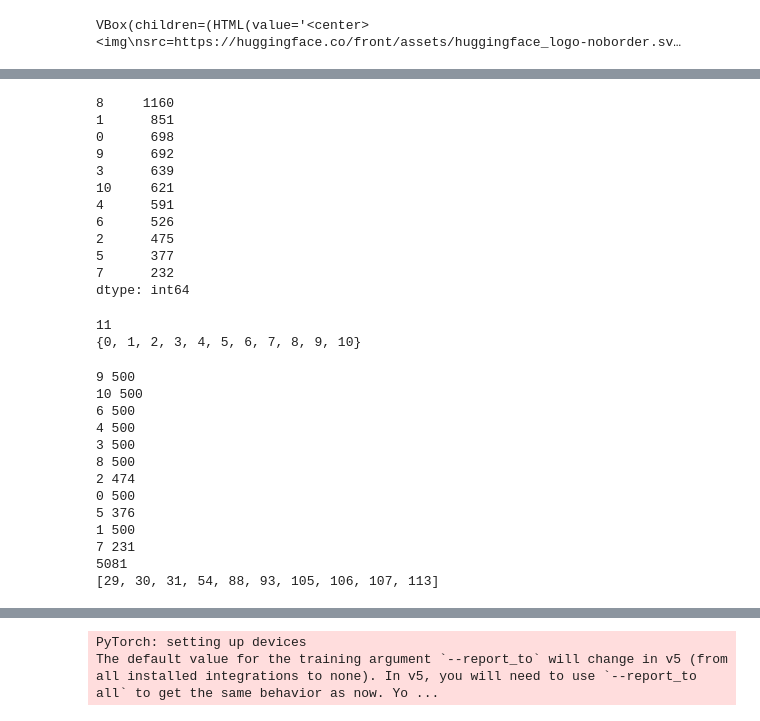
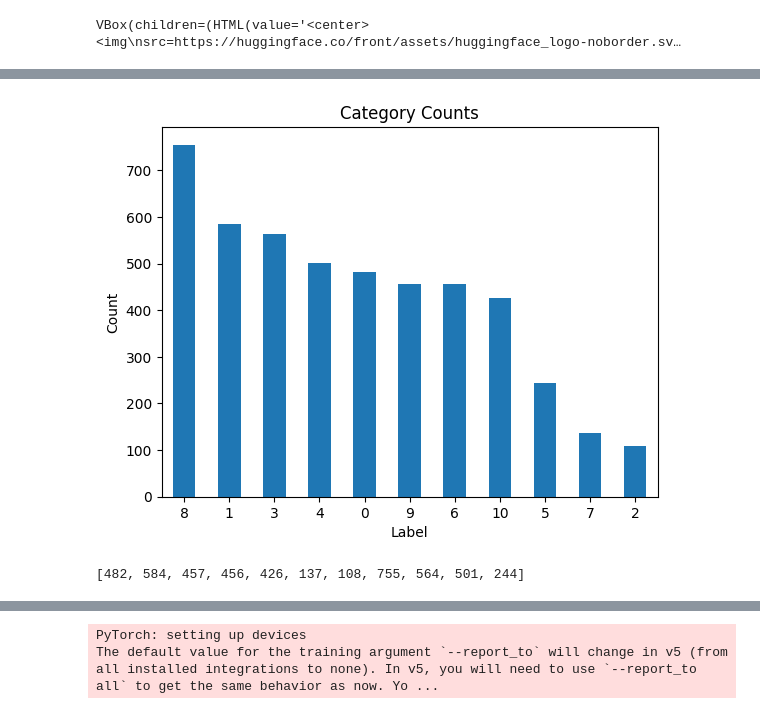
Before and after one commit to ChasingMercer/AdvancedTopicsMain, a Jupyter notebook: inaturalist.ipynb, the cells around one changed output, grey strips where cells are left out. Cells and saved outputs as stored; diff of their text form; code cells hidden in the pictures.

```diff
--- a/inaturalist.ipynb
+++ b/inaturalist.ipynb
@@ -51,17 +116,17 @@ Loading cached shuffled indices for dataset at /home/felixmorgan/.cache/huggingf
 # %%
 labels = pd.Series(shuffled['train']['label'])
 
-print(labels.value_counts())
+count = labels.value_counts()
+count_labels = list(set(labels.value_counts().index))
+
+ax = count.plot(kind='bar', rot=0)
+ax.set_xlabel('Label')
+ax.set_ylabel('Count')
+ax.set_title('Category Counts')
+
+# plt.ylabel = 'Count'
+
+# plt.show()
+plt.savefig('value-count.jpeg')
 # %% [output]
-8     1160
-1      851
-0      698
-9      692
-3      639
-10     621
-4      591
-6      526
-2      475
-5      377
-7      232
-dtype: int64
+[figure, added]
@@ -72,39 +132,0 @@ include = [j for i, j in enumerate(labels) if j in x]
-# %%
-print(len(set(x)))
-print(set(x))
-# %% [output]
-11
-{0, 1, 2, 3, 4, 5, 6, 7, 8, 9, 10}
-# %%
-def select_indexes(lst, lst_index):
-    idx_dict = {}
-    for i, val in enumerate(lst):
-        if val not in idx_dict:
-            idx_dict[val] = []
-        elif len(idx_dict[val]) < 500:
-            idx_dict[val].append(lst_index[i])
-        elif all(len(v) == 500 for v in idx_dict.values()):
-            break
-    return idx_dict
-
-sample = []
-for key, value in select_indexes(include, include_index).items():
-    print(key, len(value))
-    sample += value
-
-print(len(sample))
-print(sample[:10])
-# %% [output]
-9 500
-10 500
-6 500
-4 500
-3 500
-8 500
-2 474
-0 500
-5 376
-1 500
-7 231
-5081
-[29, 30, 31, 54, 88, 93, 105, 106, 107, 113]
@@ -112,0 +133,4 @@ sampled = shuffled['train'].select(sample)
+# %%
+print(count_labels)
+# %% [output]
+[482, 584, 457, 456, 426, 137, 108, 755, 564, 501, 244]
```
Also changed, not shown: parts of 24 cells of this notebook, 1 other file.
